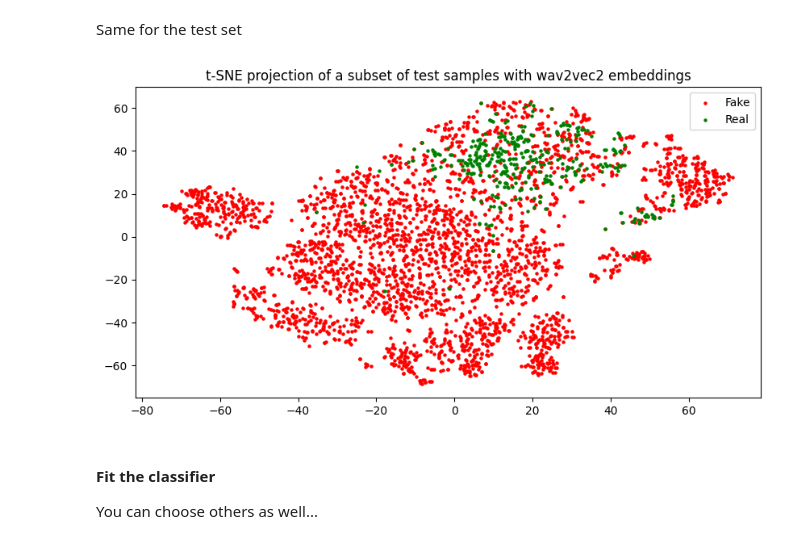
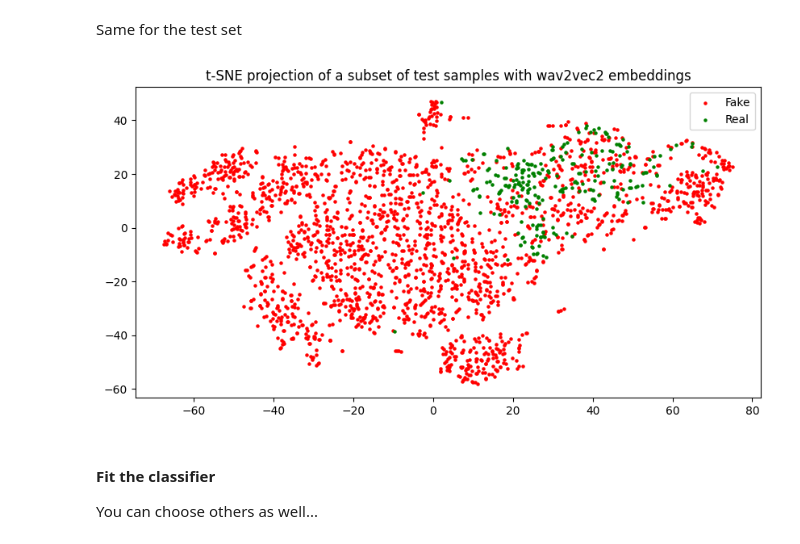
Before and after one commit to adrianastan/deepfake_pydata, a Jupyter notebook: HF_audio_deepfake.ipynb, the cells around one changed output. Cells and saved outputs as stored; diff of their text form; code cells hidden in the pictures.

```diff
--- a/HF_audio_deepfake.ipynb
+++ b/HF_audio_deepfake.ipynb
@@ -227,18 +229,18 @@ plt.legend(["Fake", 'Real']);
 # %% [markdown]
 Same for the test set
 # %%
-X_embb_test = tsne.fit_transform(X_test[::20])
-ytsne = y_test[::20]
+X_embb_test = tsne.fit_transform(X_test[::30])
+ytsne = y_test[::30]
 fake_indices = [i for i in range(ytsne.shape[0]) if ytsne[i]==1]
 real_indices = [i for i in range(ytsne.shape[0]) if ytsne[i]==0]
 
 plt.figure(figsize=(10,5))
 plt.title("t-SNE projection of a subset of test samples with wav2vec2 embeddings")
 plt.scatter(X_embb_test[fake_indices,0], X_embb_test[fake_indices,1], color='r', s=5)
 plt.scatter(X_embb_test[real_indices,0], X_embb_test[real_indices,1], color='g', s=5)
 plt.legend(["Fake", 'Real']);
 # %% [output]
-[figure, old version]
+[figure, new version]
 # %% [markdown]
 #### Fit the classifier
 
```
Also changed, not shown: parts of 11 cells of this notebook.
